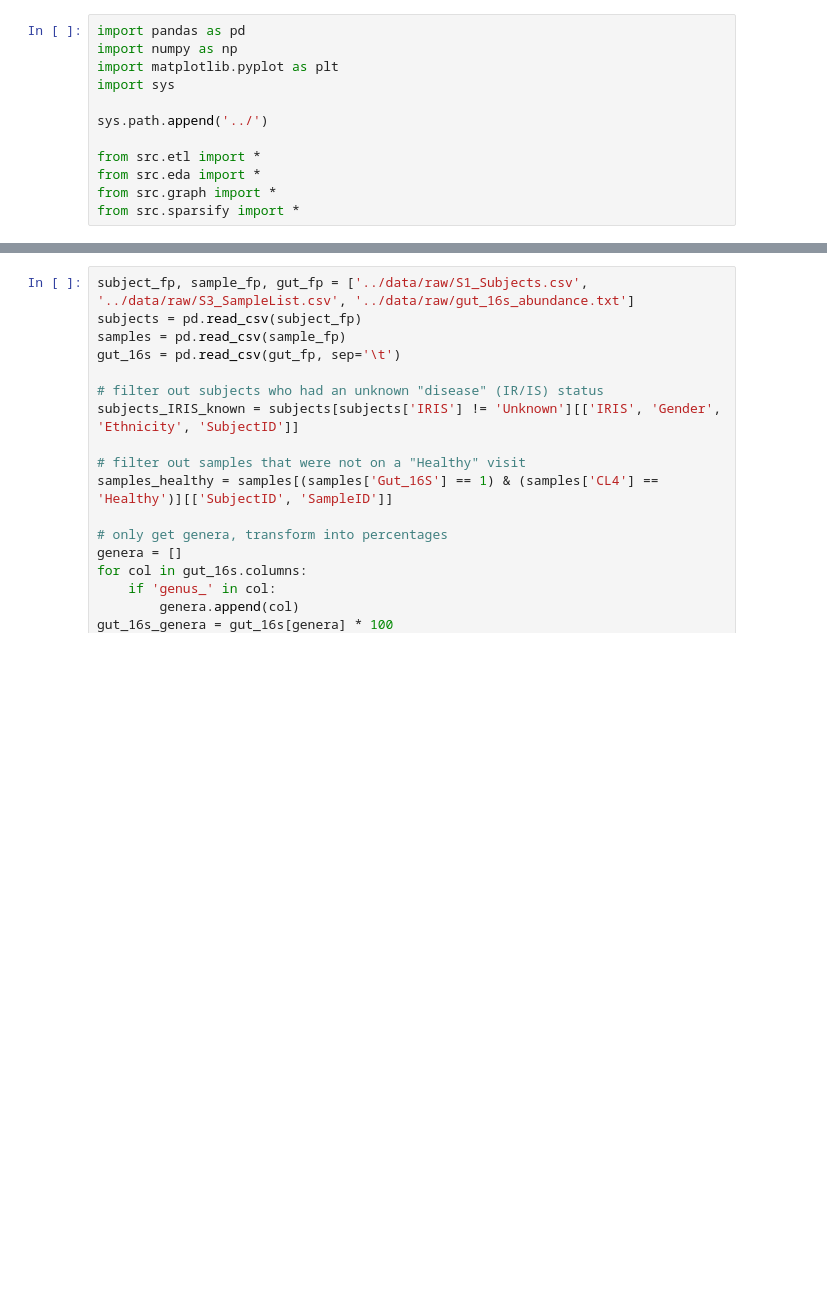
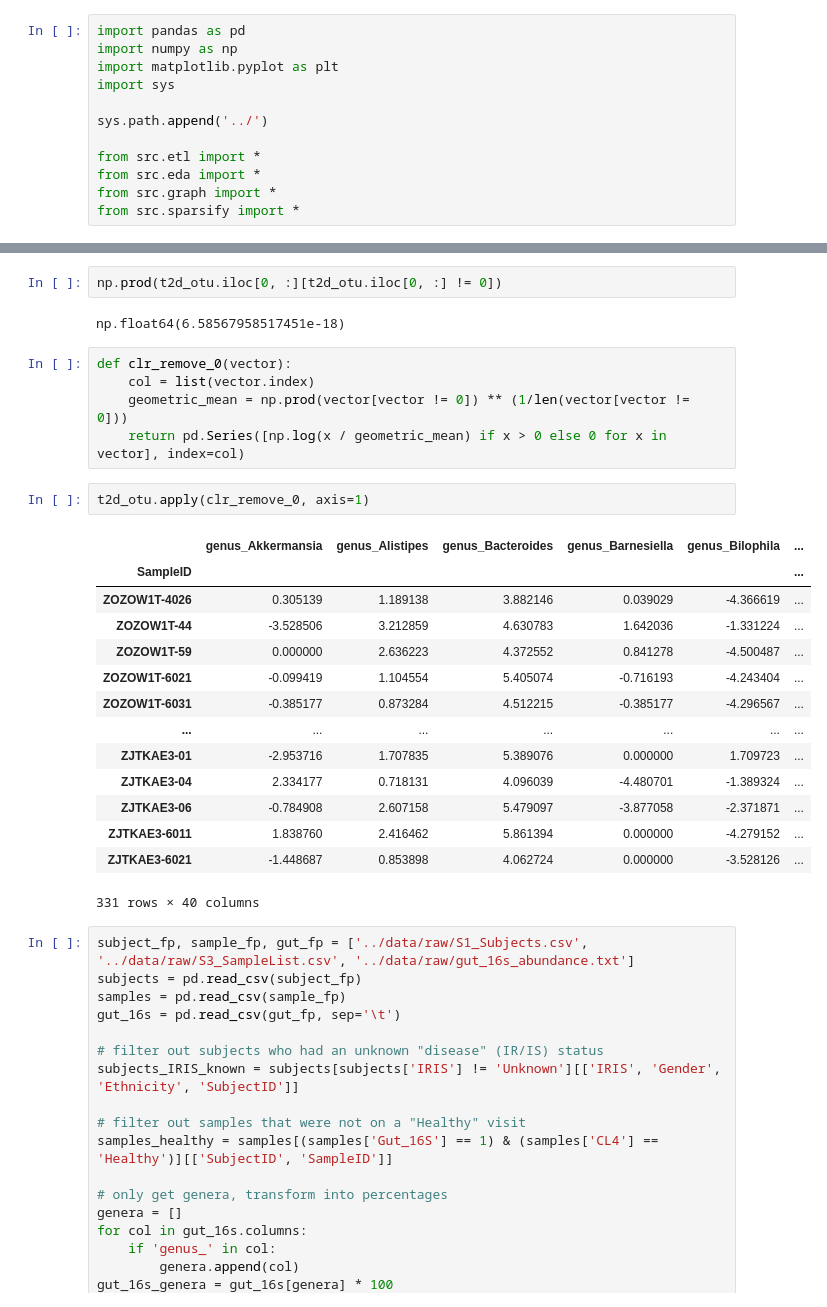
Before and after one commit to nzhang20/Causal-Discovery-on-Gut-Microbial-Data-for-Disease-Risk-Prediction, a Jupyter notebook: notebooks/scratch.ipynb, the cells around one changed output, grey strips where cells are left out. Cells and saved outputs as stored; diff of their text form; blank space fills up the shorter version.

```diff
--- a/notebooks/scratch.ipynb
+++ b/notebooks/scratch.ipynb
@@ -15,3 +51,29 @@ import os
+# %%
+np.prod(t2d_otu.iloc[0, :][t2d_otu.iloc[0, :] != 0])
+# %% [output]
+np.float64(6.58567958517451e-18)
+# %%
+def clr_remove_0(vector):
+    col = list(vector.index)
+    geometric_mean = np.prod(vector[vector != 0]) ** (1/len(vector[vector != 0]))
+    return pd.Series([np.log(x / geometric_mean) if x > 0 else 0 for x in vector], index=col)
+# %%
+t2d_otu.apply(clr_remove_0, axis=1)
+# %% [output]
+|  | genus_Akkermansia | genus_Alistipes | genus_Bacteroides | genus_Barnesiella | genus_Bilophila | ... |
+| SampleID |  |  |  |  |  | ... |
+| ZOZOW1T-4026 | 0.305139 | 1.189138 | 3.882146 | 0.039029 | -4.366619 | ... |
+| ZOZOW1T-44 | -3.528506 | 3.212859 | 4.630783 | 1.642036 | -1.331224 | ... |
+| ZOZOW1T-59 | 0.000000 | 2.636223 | 4.372552 | 0.841278 | -4.500487 | ... |
+| ZOZOW1T-6021 | -0.099419 | 1.104554 | 5.405074 | -0.716193 | -4.243404 | ... |
+| ZOZOW1T-6031 | -0.385177 | 0.873284 | 4.512215 | -0.385177 | -4.296567 | ... |
+| ... | ... | ... | ... | ... | ... | ... |
+| ZJTKAE3-01 | -2.953716 | 1.707835 | 5.389076 | 0.000000 | 1.709723 | ... |
+| ZJTKAE3-04 | 2.334177 | 0.718131 | 4.096039 | -4.480701 | -1.389324 | ... |
+| ZJTKAE3-06 | -0.784908 | 2.607158 | 5.479097 | -3.877058 | -2.371871 | ... |
+| ZJTKAE3-6011 | 1.838760 | 2.416462 | 5.861394 | 0.000000 | -4.279152 | ... |
+| ZJTKAE3-6021 | -1.448687 | 0.853898 | 4.062724 | 0.000000 | -3.528126 | ... |
+331 rows × 40 columns
 # %%
 subject_fp, sample_fp, gut_fp = ['../data/raw/S1_Subjects.csv', '../data/raw/S3_SampleList.csv', '../data/raw/gut_16s_abundance.txt']
 subjects = pd.read_csv(subject_fp)
```
Also changed, not shown: parts of 3 cells of this notebook, 2 other files.
